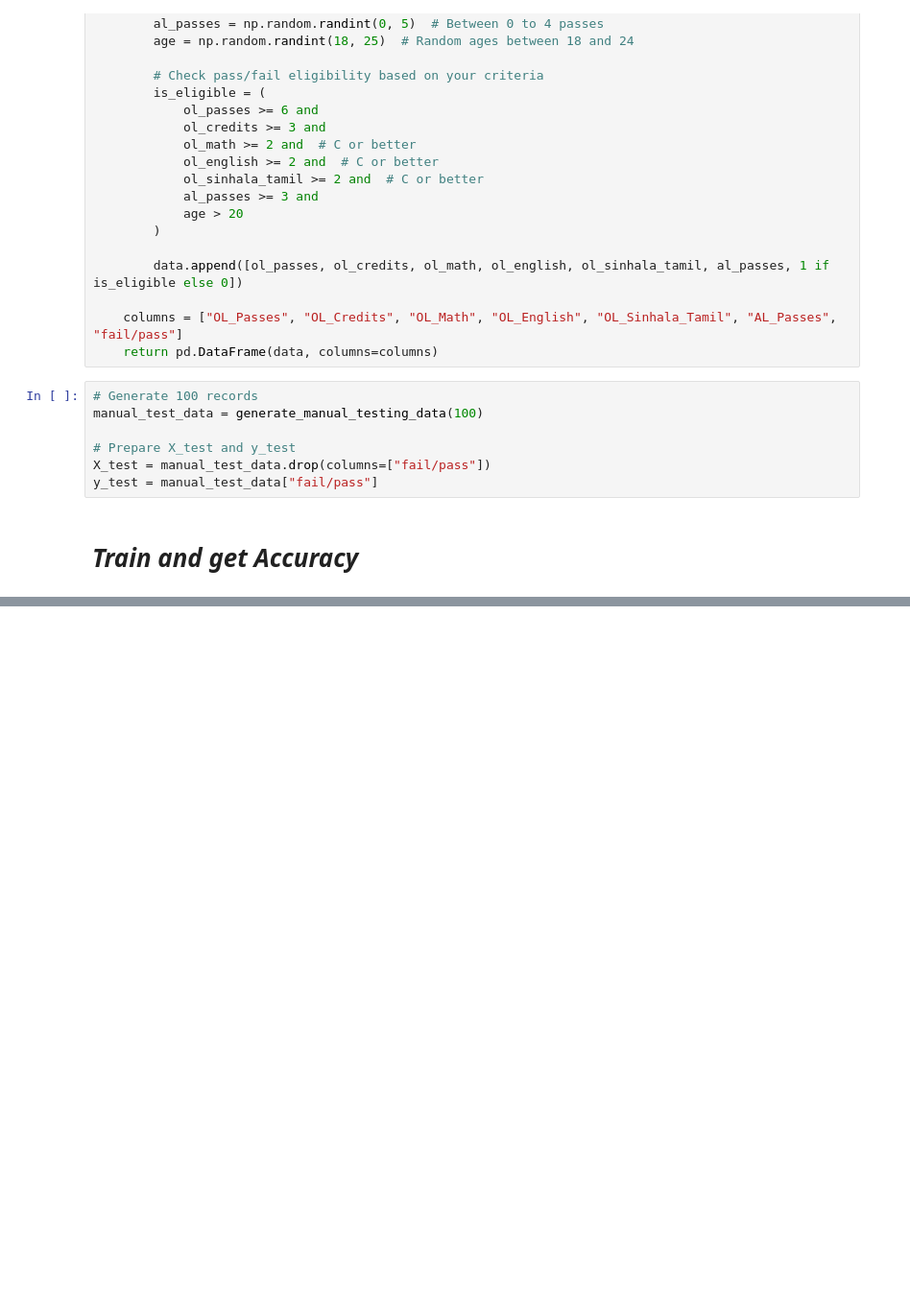
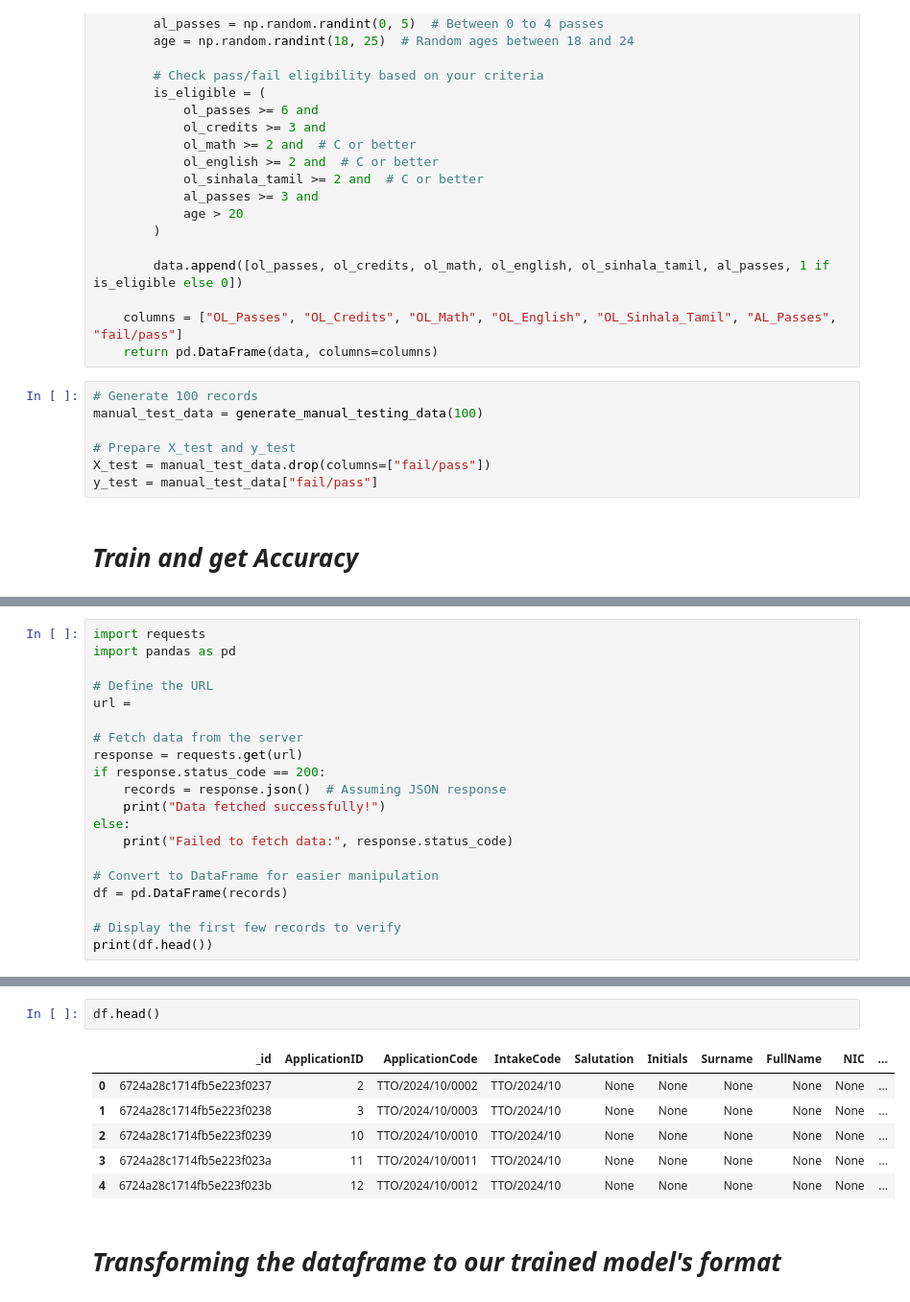
Before and after one commit to Esandu-Meth-Obadaarachchi/NewJobApplicationFlitering, a Jupyter notebook: models.ipynb, the cells around one changed output, grey strips where cells are left out. Shown at 96% size. Drawn from its saved outputs; the diff is of its cells as text; blank space fills up the shorter version.

Commit message:
tested with the real data , prepared the actual data with the labels and did it (99.8%)

```diff
--- a/models.ipynb
+++ b/models.ipynb
@@ -211,0 +218,20 @@ Manual Testing Accuracy: 99.00%
+# %%
+import requests
+import pandas as pd
+
+# Define the URL
+url =
+
+# Fetch data from the server
+response = requests.get(url)
+if response.status_code == 200:
+    records = response.json()  # Assuming JSON response
+    print("Data fetched successfully!")
+else:
+    print("Failed to fetch data:", response.status_code)
+
+# Convert to DataFrame for easier manipulation
+df = pd.DataFrame(records)
+
+# Display the first few records to verify
+print(df.head())
@@ -211,0 +256,11 @@ Manual Testing Accuracy: 99.00%
+# %%
+df.head()
+# %% [output]
+|  | _id | ApplicationID | ApplicationCode | IntakeCode | Salutation | Initials | Surname | FullName | NIC | ... |
+| 0 | 6724a28c1714fb5e223f0237 | 2 | TTO/2024/10/0002 | TTO/2024/10 | None | None | None | None | None | ... |
+| 1 | 6724a28c1714fb5e223f0238 | 3 | TTO/2024/10/0003 | TTO/2024/10 | None | None | None | None | None | ... |
+| 2 | 6724a28c1714fb5e223f0239 | 10 | TTO/2024/10/0010 | TTO/2024/10 | None | None | None | None | None | ... |
+| 3 | 6724a28c1714fb5e223f023a | 11 | TTO/2024/10/0011 | TTO/2024/10 | None | None | None | None | None | ... |
+| 4 | 6724a28c1714fb5e223f023b | 12 | TTO/2024/10/0012 | TTO/2024/10 | None | None | None | None | None | ... |
+# %% [markdown]
+# ***Transforming the dataframe to our trained model's format***
```
Also changed, not shown: parts of 13 cells of this notebook.
